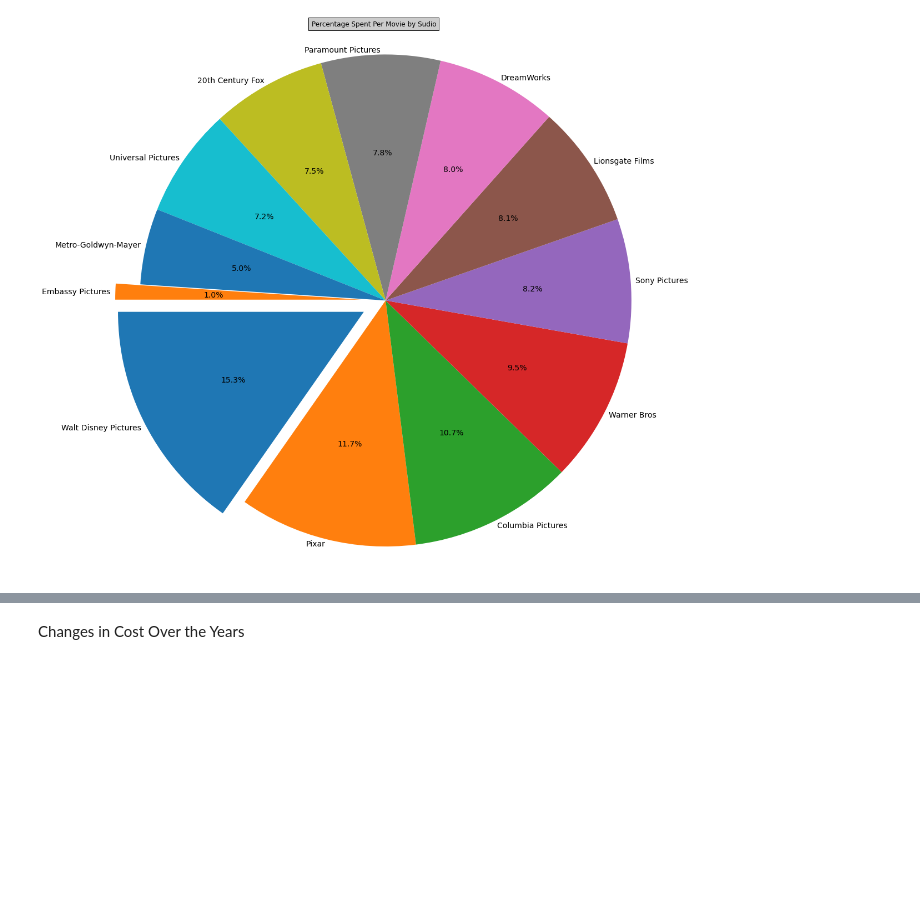
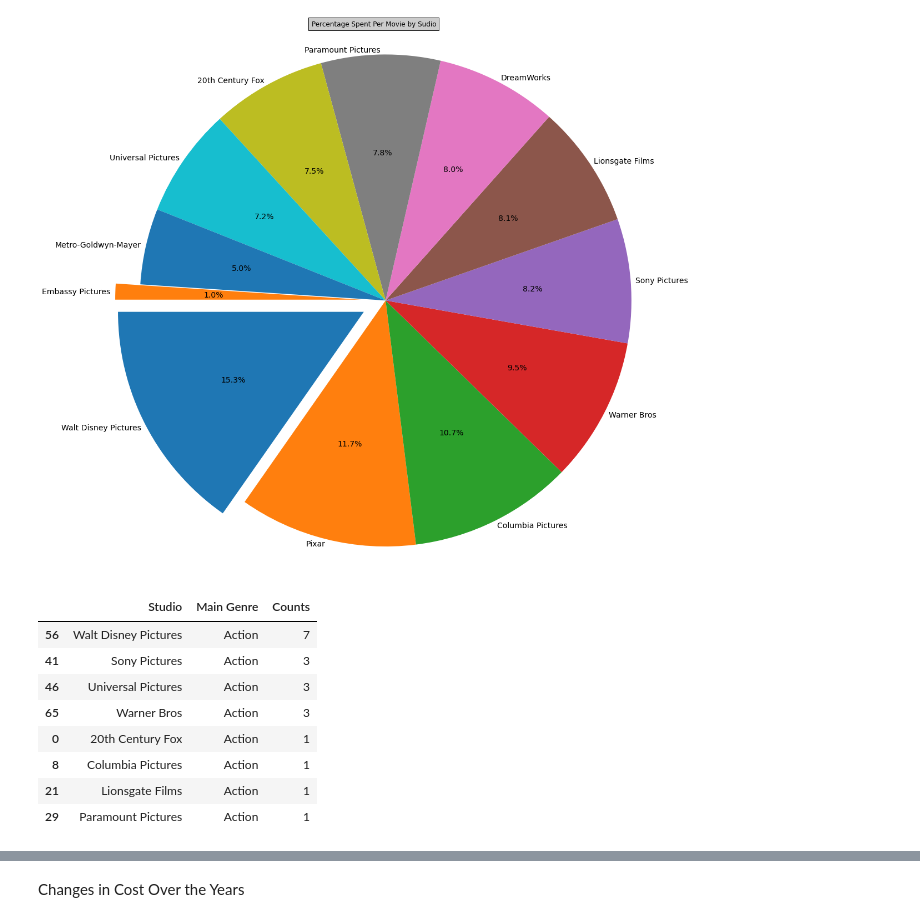
Before and after one commit to annied222/Project_1, a Jupyter notebook: pie_charts.ipynb, the cells around one changed output, grey strips where cells are left out. Cells and saved outputs as stored; diff of their text form; code cells hidden in the pictures; blank space fills up the shorter version.

```diff
--- a/pie_charts.ipynb
+++ b/pie_charts.ipynb
@@ -343,3 +343,17 @@ plt.title("Percentage Spent Per Movie by Sudio",bbox={'facecolor':'0.8', 'pad':5
 plt.show()
 # %% [output]
 [figure]
+# %%
+action_counts=allmovies_df.groupby(['Studio', 'Main Genre']).size().reset_index(name='Counts')
+action_genre="Action"
+action_counts.loc[action_counts['Main Genre']==action_genre].sort_values(by='Counts', ascending=False)
+# %% [output]
+|  | Studio | Main Genre | Counts |
+| 56 | Walt Disney Pictures | Action | 7 |
+| 41 | Sony Pictures | Action | 3 |
+| 46 | Universal Pictures | Action | 3 |
+| 65 | Warner Bros | Action | 3 |
+| 0 | 20th Century Fox | Action | 1 |
+| 8 | Columbia Pictures | Action | 1 |
+| 21 | Lionsgate Films | Action | 1 |
+| 29 | Paramount Pictures | Action | 1 |
```
Also changed, not shown: parts of 3 cells of this notebook.
